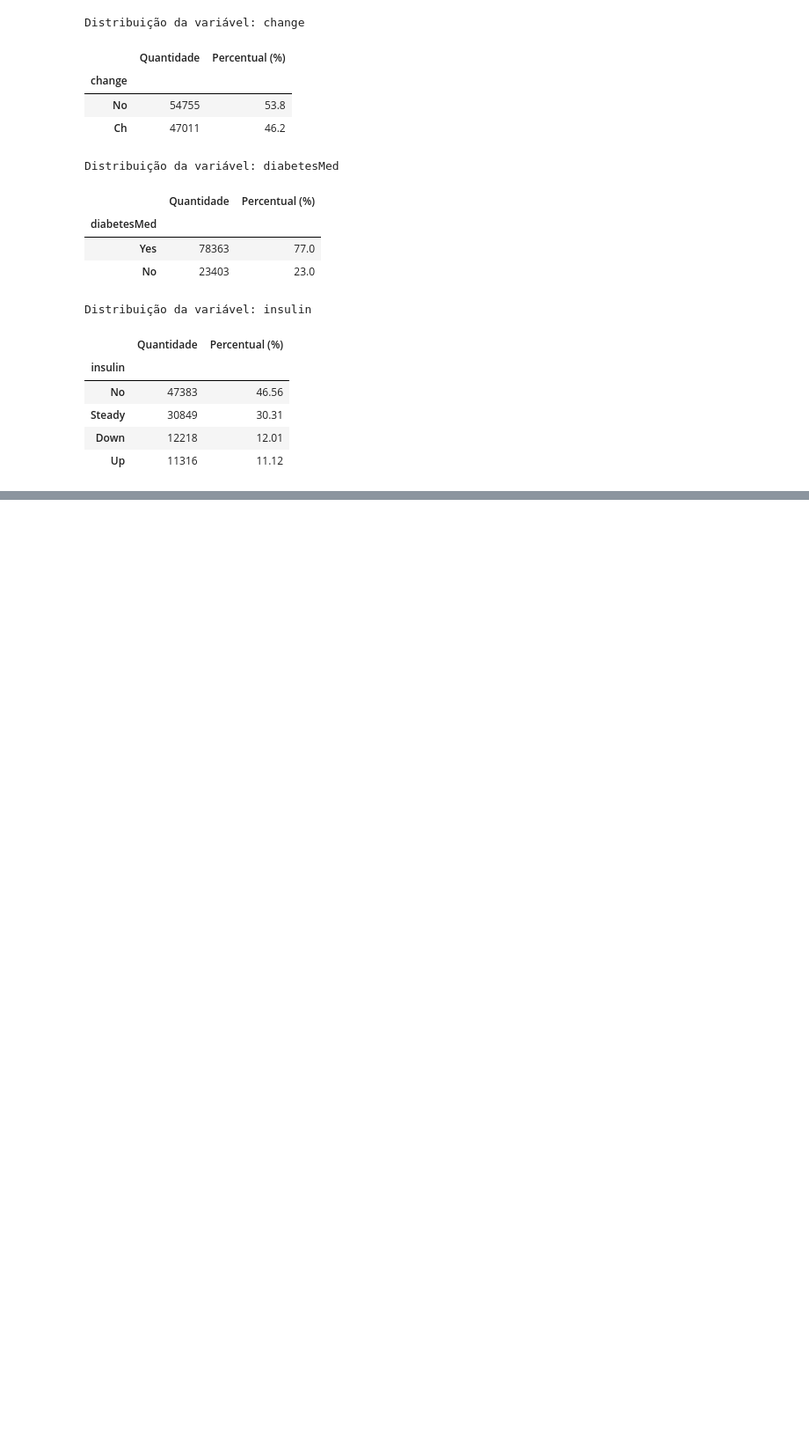
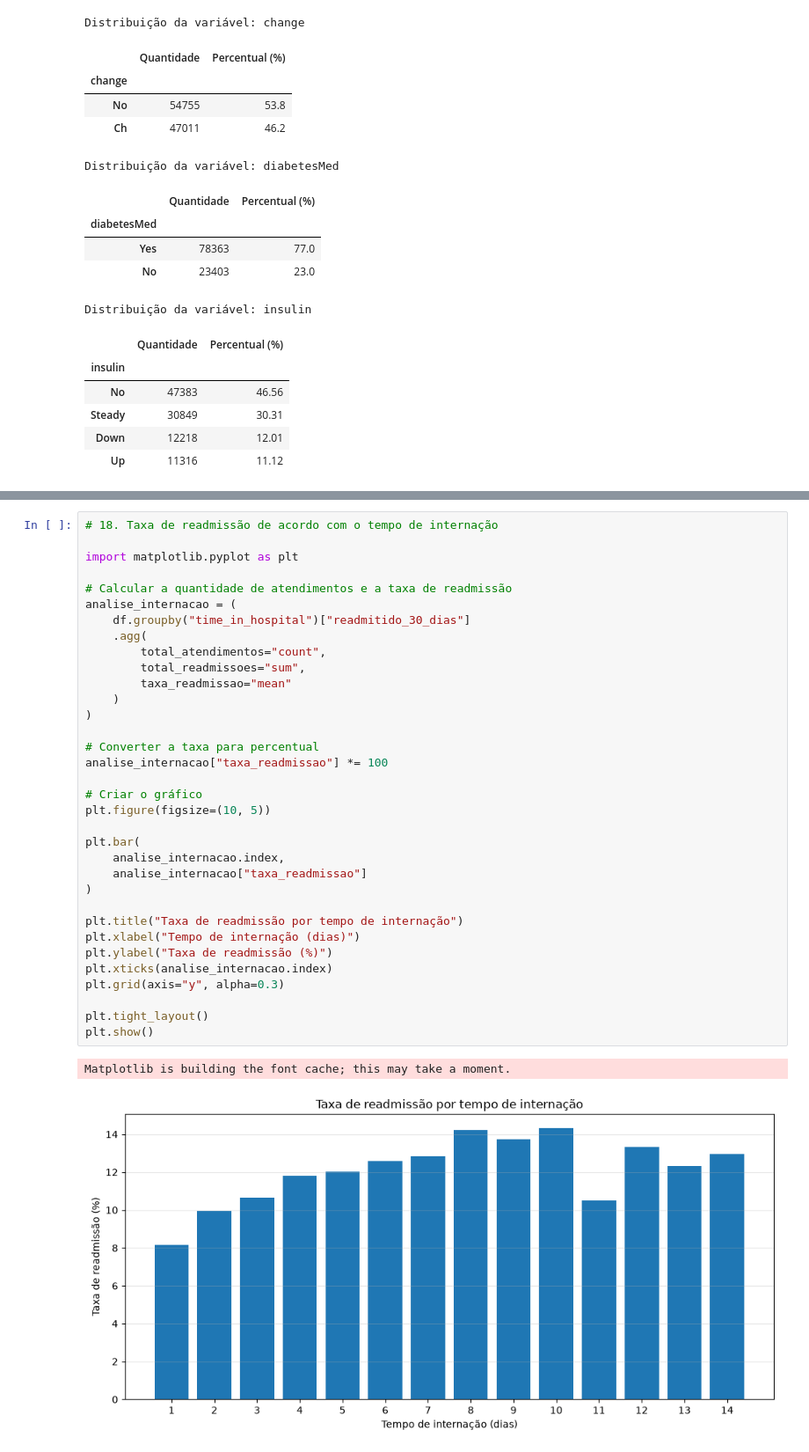
Before and after one commit to HelenLauren/Data-analytics, a Jupyter notebook: notebooks/RA3_Analysis_MachineLearning.ipynb, the cells around one changed output, grey strips where cells are left out. Shown at 88% size. Cells and saved outputs as stored; diff of their text form; blank space fills up the shorter version.

```diff
--- a/notebooks/RA3_Analysis_MachineLearning.ipynb
+++ b/notebooks/RA3_Analysis_MachineLearning.ipynb
@@ -259,0 +445,37 @@ Distribuição da variável: insulin
+# %%
+# 18. Taxa de readmissão de acordo com o tempo de internação
+
+import matplotlib.pyplot as plt
+
+# Calcular a quantidade de atendimentos e a taxa de readmissão
+analise_internacao = (
+    df.groupby("time_in_hospital")["readmitido_30_dias"]
+    .agg(
+        total_atendimentos="count",
+        total_readmissoes="sum",
+        taxa_readmissao="mean"
+    )
+)
+
+# Converter a taxa para percentual
+analise_internacao["taxa_readmissao"] *= 100
+
+# Criar o gráfico
+plt.figure(figsize=(10, 5))
+
+plt.bar(
+    analise_internacao.index,
+    analise_internacao["taxa_readmissao"]
+)
+
+plt.title("Taxa de readmissão por tempo de internação")
+plt.xlabel("Tempo de internação (dias)")
+plt.ylabel("Taxa de readmissão (%)")
+plt.xticks(analise_internacao.index)
+plt.grid(axis="y", alpha=0.3)
+
+plt.tight_layout()
+plt.show()
+# %% [output]
+Matplotlib is building the font cache; this may take a moment.
+[figure, added]
```
Also changed, not shown: parts of 8 cells of this notebook.
